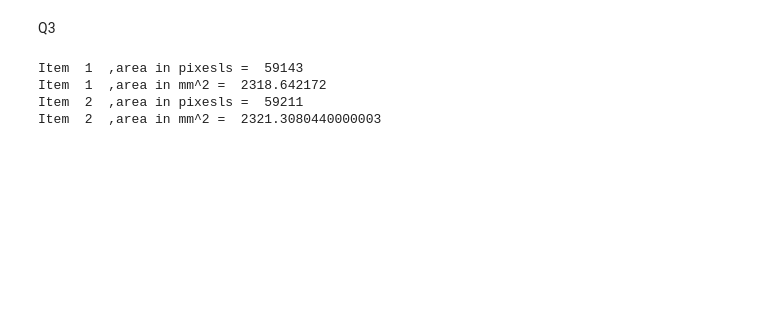
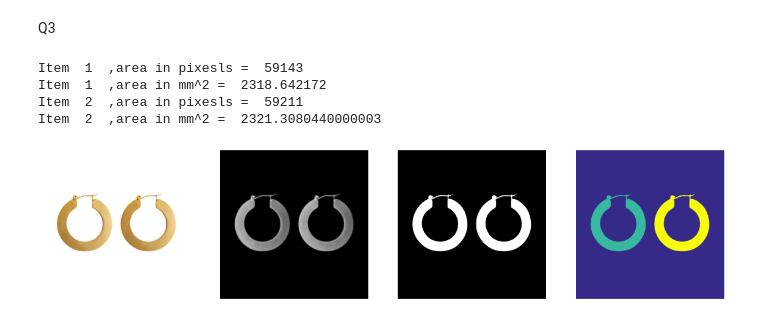
Before and after one commit to Nisitha529/EN2550_ImageProcessingAndMachineVision, a Jupyter notebook: Day 7/day7.ipynb, the cells around one changed output. Cells and saved outputs as stored; diff of their text form; code cells hidden in the pictures; blank space fills up the shorter version.

```diff
--- a/Day 7/day7.ipynb
+++ b/Day 7/day7.ipynb
@@ -61,30 +61,42 @@ th,bw = cv.threshold(hsv[:,:,1],0,255,cv.THRESH_BINARY+cv.THRESH_OTSU)
 w= 5
 kernel = np.ones((w,w),np.uint8)
 opened = cv.morphologyEx(bw,cv.MORPH_CLOSE,kernel)
 
 retval,labels,stats,centroids = cv.connectedComponentsWithStats(bw)
 colorMapped = cv.applyColorMap((labels/np.amax(labels)*255).astype('uint8'),cv.COLORMAP_PARULA)
 
 Z = 720
 f = 8
 for i,s in enumerate(stats):
     if i != 0 :
         print('Item ',i,' ,area in pixesls = ',s[4])
         print('Item ',i,' ,area in mm^2 = ',s[4]*(2.2e-3)**2*(Z**2)/(f**2))
 
 cv.imshow('Images',im)
 cv.waitKey(0)
 cv.imshow('Images',hsv[:,:,1])
 cv.waitKey(0)
 cv.imshow('Images',bw)
 cv.waitKey(0)
 cv.imshow('Images',opened)
 cv.waitKey(0)
 cv.imshow('Images',colorMapped)
 cv.waitKey(0)
 cv.destroyAllWindows()
+
+figure, axis = plt.subplots(1,4, figsize = (20,20))
+axis[0].imshow(cv.cvtColor(im, cv.COLOR_BGR2RGB))
+axis[0].axis('off')
+axis[1].imshow(cv.cvtColor(hsv[:,:,1], cv.COLOR_BGR2RGB))
+axis[1].axis('off')
+axis[2].imshow(cv.cvtColor(bw, cv.COLOR_BGR2RGB))
+axis[2].axis('off')
+axis[3].imshow(cv.cvtColor(colorMapped, cv.COLOR_BGR2RGB))
+axis[3].axis('off')
+plt.show()
 # %% [output]
 Item  1  ,area in pixesls =  59143
 Item  1  ,area in mm^2 =  2318.642172
 Item  2  ,area in pixesls =  59211
 Item  2  ,area in mm^2 =  2321.3080440000003
+[figure, added]
```
Also changed, not shown: parts of 2 cells of this notebook, 1 other file.
